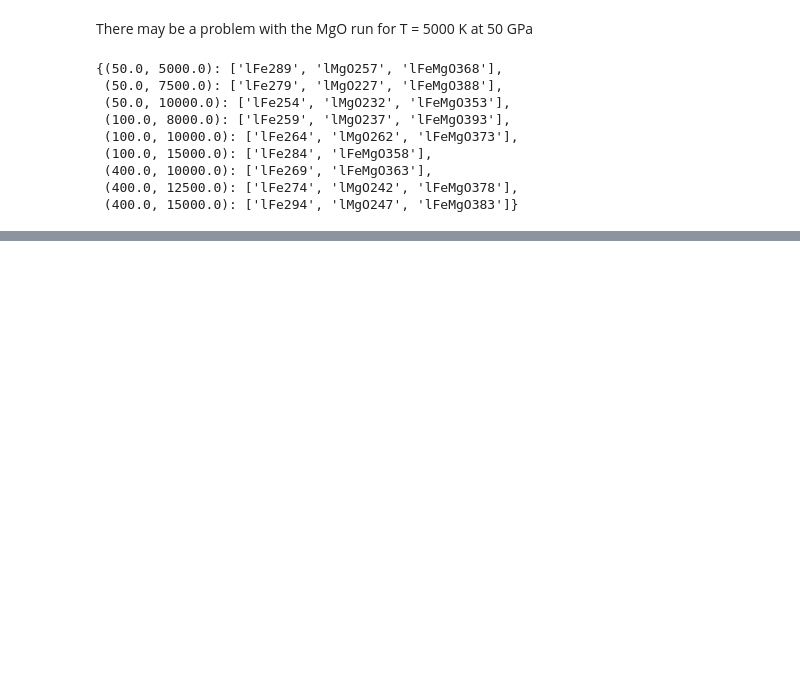
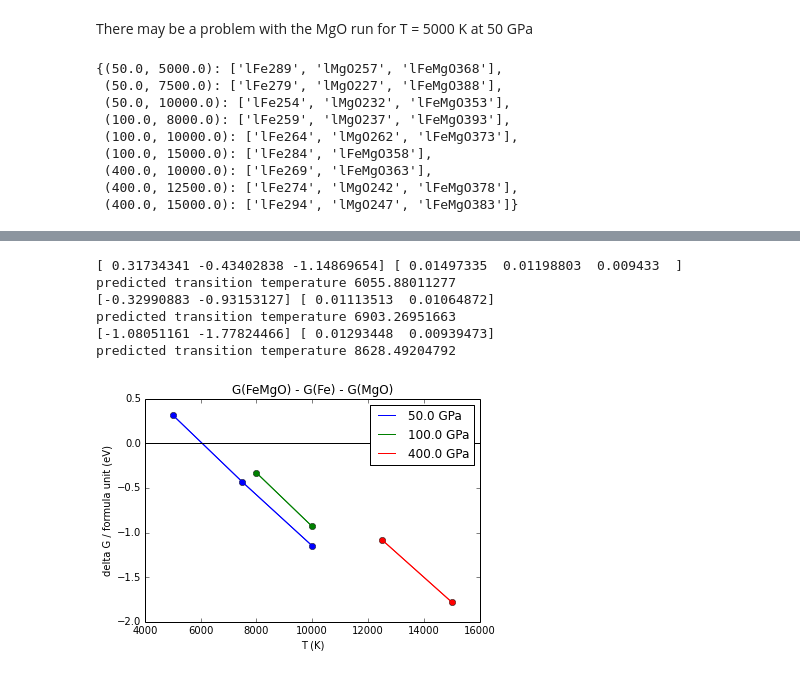
Before and after one commit to smwahl/vasp_automation, a Jupyter notebook: tdi_analysis_plotting.ipynb, the cells around one changed output, grey strips where cells are left out. Cells and saved outputs as stored; diff of their text form; code cells hidden in the pictures; blank space fills up the shorter version.

Commit message:
Added plots in tdi_analysis_plotting.ipynb

```diff
--- a/tdi_analysis_plotting.ipynb
+++ b/tdi_analysis_plotting.ipynb
@@ -159,6 +159,7 @@ for key in keys:
 
 rxn = pd.DataFrame(rxn_list,columns=['cond','P_target','temp','dft_ids','F_dft','P_targetV','U_dft','G_dft','minusTS', \
                              'F_dft_eV','P_targetV_eV','U_dft_eV','G_dft_eV','minusTS_eV'] )
+rxn.set_index('cond',inplace=True,drop=False)
 # %%
 rxn
 # %% [output]
@@ -185,0 +177,49 @@ array([[-0.00291913,  0.00055026],
+# %%
+# make plot of deltaG vs T trends for each constant P
+
+fig = plt.figure()
+ax = fig.add_subplot(1,1,1)
+colors=['b','g','r']
+transition_temps = []
+
+# sort by pressure
+rxn.sort('P_target',inplace=True)
+
+for i,p in enumerate(rxn['P_target'].unique()):
+
+    # find all conditions
+    #a = rxn[rxn['P_target'] == 50 and not rxn['F_dft'] is None ]
+    a = rxn[rxn['P_target'] == p * pd.notnull(rxn['F_dft'])]
+
+    # sort by temperature
+    a.sort('temp',inplace=True)
+
+    # Get delta G data
+    deltaG = np.array([ x[0] for x in a['G_dft_eV'].tolist() ])
+    deltaG_err = np.array([ x[1] for x in a['G_dft_eV'].tolist() ])
+    print deltaG, deltaG_err
+    T = a['temp']
+
+    # Guess transition T by linear interpolation
+    dGdT = (deltaG[1]-deltaG[0]) / (T[1] - T[0])
+    dG = -deltaG[0]
+    T_trans = T[0]+dG / dGdT
+    print 'predicted transition temperature', T_trans
+    transition_temps.append(T_trans)
+
+    ax.plot(T,deltaG,color=colors[i],label='{} GPa'.format(p))
+    ax.plot(T,deltaG,'o',color=colors[i])
+    ax.errorbar(T,deltaG,deltaG_err,)
+    ax.set_title('G(FeMgO) - G(Fe) - G(MgO)')
+    ax.set_ylabel('delta G / formula unit (eV)')
+    ax.set_xlabel('T (K)')
+    ax.axhline(color='k')
+    ax.legend()
+# %% [output]
+[ 0.31734341 -0.43402838 -1.14869654] [ 0.01497335  0.01198803  0.009433  ]
+predicted transition temperature 6055.88011277
+[-0.32990883 -0.93153127] [ 0.01113513  0.01064872]
+predicted transition temperature 6903.26951663
+[-1.08051161 -1.77824466] [ 0.01293448  0.00939473]
+predicted transition temperature 8628.49204792
+[figure, added]
```
Also changed, not shown: parts of 6 cells of this notebook.
